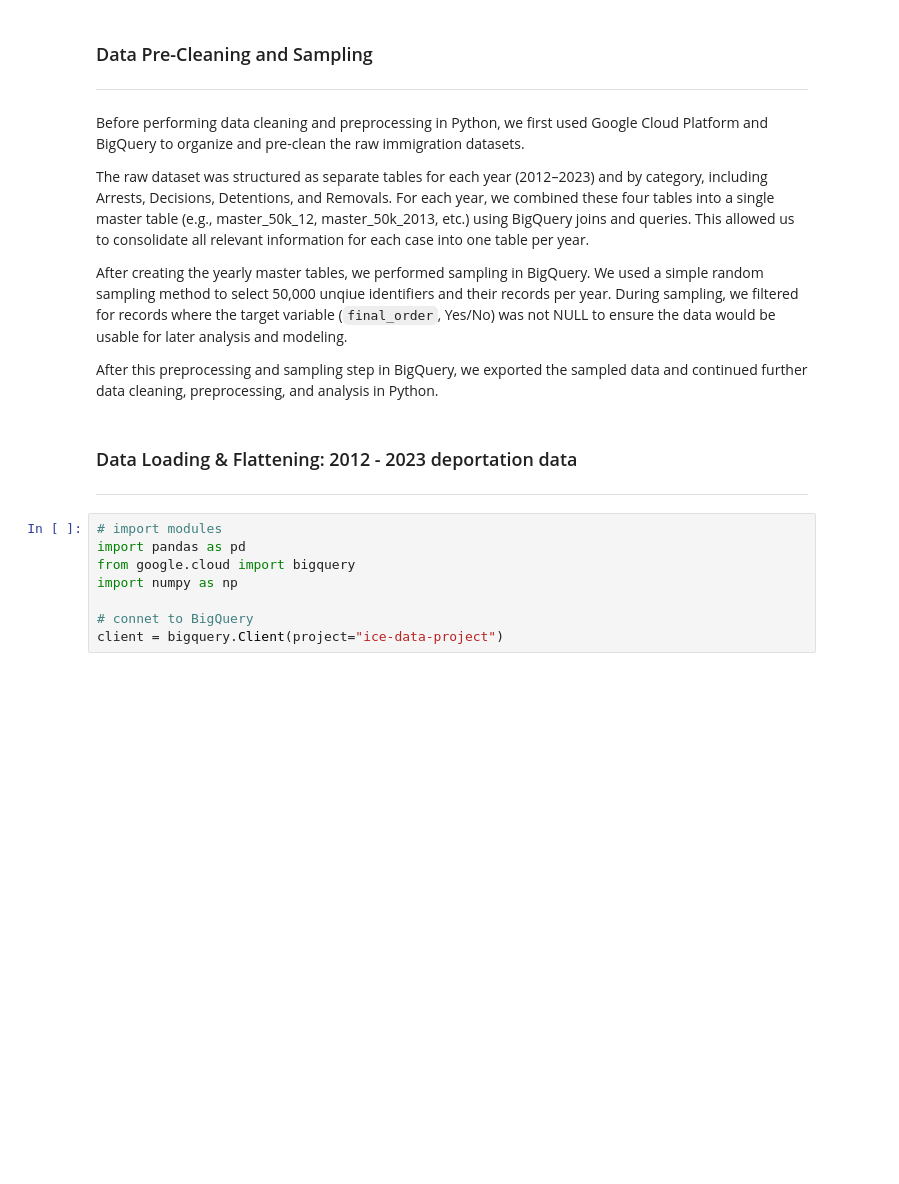
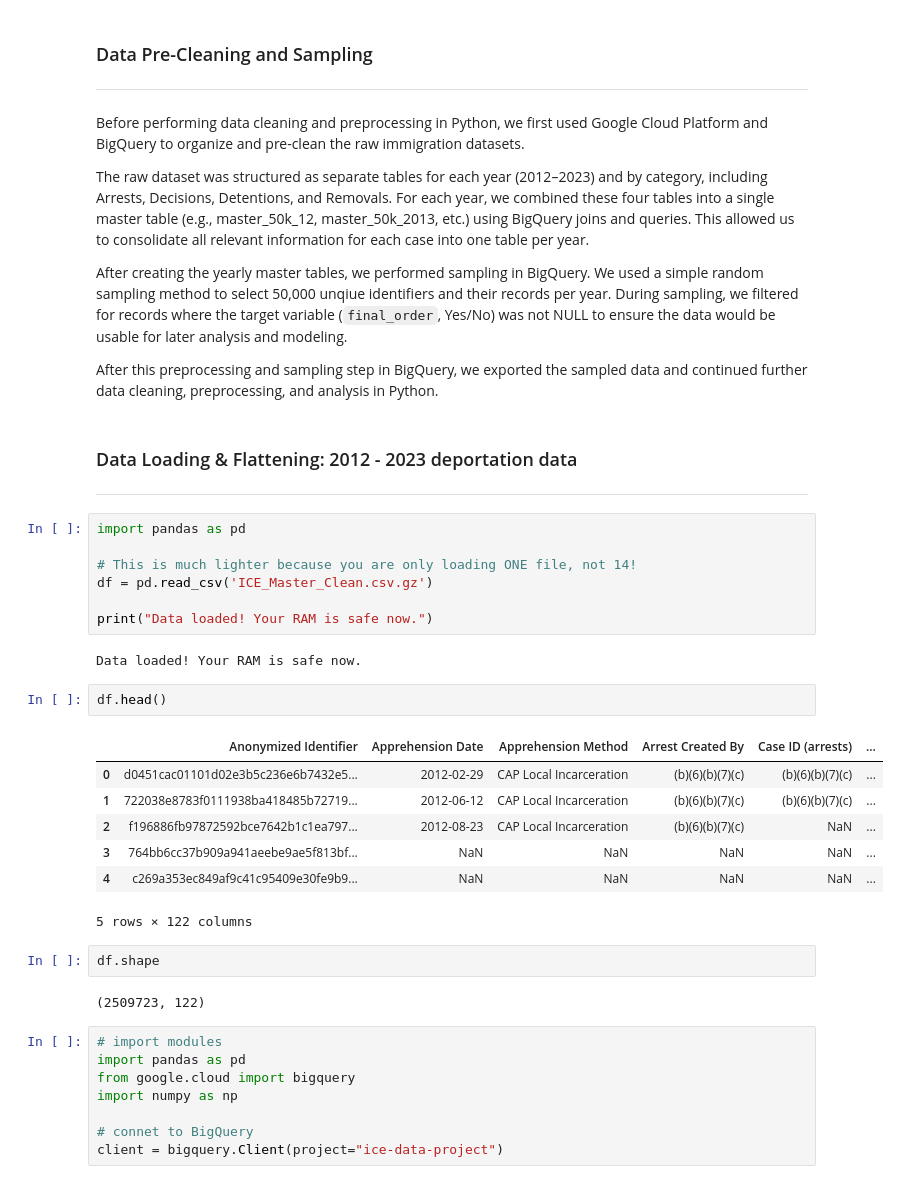
Before and after one commit to emilynnguyen1/ICE-Outcomes, a Jupyter notebook: notebooks/Cleaning-Data.ipynb, the cells around one changed output. Saved outputs shown, nothing was run; the diff lists cells and outputs as text; blank space fills up the shorter version.

```diff
--- a/notebooks/Cleaning-Data.ipynb
+++ b/notebooks/Cleaning-Data.ipynb
@@ -14,6 +14,29 @@ After this preprocessing and sampling step in BigQuery, we exported the sampled
 # %% [markdown]
 ### Data Loading & Flattening: 2012 - 2023 deportation data
 ---
+# %%
+import pandas as pd
+
+# This is much lighter because you are only loading ONE file, not 14!
+df = pd.read_csv('ICE_Master_Clean.csv.gz')
+
+print("Data loaded! Your RAM is safe now.")
+# %% [output]
+Data loaded! Your RAM is safe now.
+# %%
+df.head()
+# %% [output]
+|  | Anonymized Identifier | Apprehension Date | Apprehension Method | Arrest Created By | Case ID (arrests) | ... |
+| 0 | d0451cac01101d02e3b5c236e6b7432e5... | 2012-02-29 | CAP Local Incarceration | (b)(6)(b)(7)(c) | (b)(6)(b)(7)(c) | ... |
+| 1 | 722038e8783f0111938ba418485b72719... | 2012-06-12 | CAP Local Incarceration | (b)(6)(b)(7)(c) | (b)(6)(b)(7)(c) | ... |
+| 2 | f196886fb97872592bce7642b1c1ea797... | 2012-08-23 | CAP Local Incarceration | (b)(6)(b)(7)(c) | NaN | ... |
+| 3 | 764bb6cc37b909a941aeebe9ae5f813bf... | NaN | NaN | NaN | NaN | ... |
+| 4 | c269a353ec849af9c41c95409e30fe9b9... | NaN | NaN | NaN | NaN | ... |
+5 rows × 122 columns
+# %%
+df.shape
+# %% [output]
+(2509723, 122)
 # %%
 # import modules
 import pandas as pd
```
Also changed, not shown: parts of 14 cells of this notebook.
